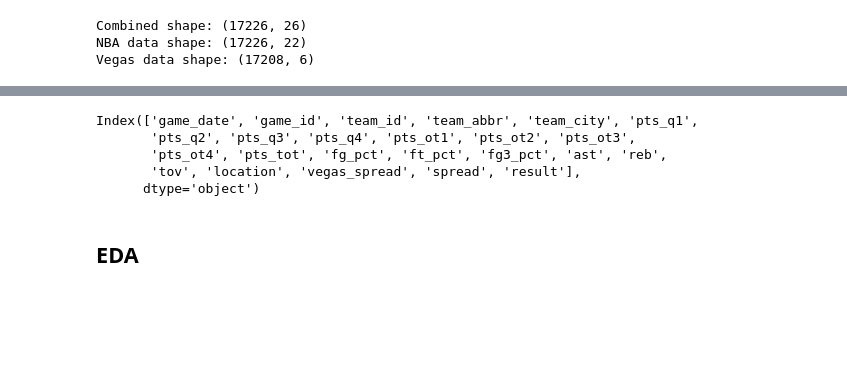
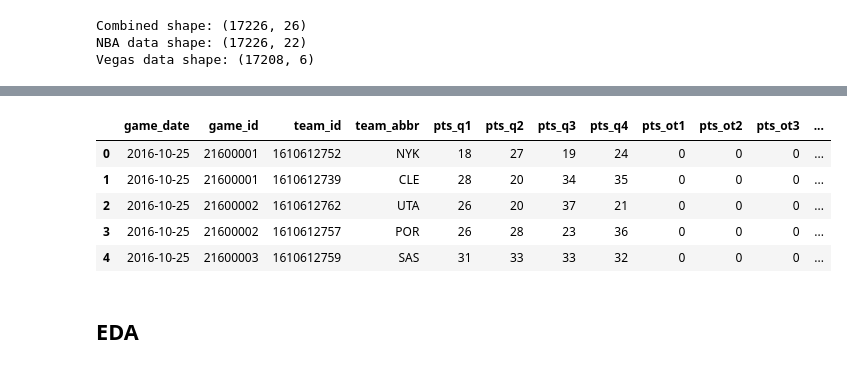
Before and after one commit to dliang5299/MIDS-207-Final-Project, a Jupyter notebook: Data_Processing.ipynb, the cells around one changed output, grey strips where cells are left out. Drawn from its saved outputs; the diff is of its cells as text; code cells hidden in the pictures; blank space fills up the shorter version.

```diff
--- a/Data_Processing.ipynb
+++ b/Data_Processing.ipynb
@@ -145,10 +145,11 @@ combined_df = combined_df.dropna()
 # %%
 # Drop unnecessary columns
 combined_df = combined_df.drop(['game_sequence', 'game_result', 'team_city'], axis=1)
-combined_df.columns
+combined_df.head()
 # %% [output]
-Index(['game_date', 'game_id', 'team_id', 'team_abbr', 'team_city', 'pts_q1',
-       'pts_q2', 'pts_q3', 'pts_q4', 'pts_ot1', 'pts_ot2', 'pts_ot3',
-       'pts_ot4', 'pts_tot', 'fg_pct', 'ft_pct', 'fg3_pct', 'ast', 'reb',
-       'tov', 'location', 'vegas_spread', 'spread', 'result'],
-      dtype='object')
+|  | game_date | game_id | team_id | team_abbr | pts_q1 | pts_q2 | pts_q3 | pts_q4 | pts_ot1 | pts_ot2 | pts_ot3 | ... |
+| 0 | 2016-10-25 | 21600001 | 1610612752 | NYK | 18 | 27 | 19 | 24 | 0 | 0 | 0 | ... |
+| 1 | 2016-10-25 | 21600001 | 1610612739 | CLE | 28 | 20 | 34 | 35 | 0 | 0 | 0 | ... |
+| 2 | 2016-10-25 | 21600002 | 1610612762 | UTA | 26 | 20 | 37 | 21 | 0 | 0 | 0 | ... |
+| 3 | 2016-10-25 | 21600002 | 1610612757 | POR | 26 | 28 | 23 | 36 | 0 | 0 | 0 | ... |
+| 4 | 2016-10-25 | 21600003 | 1610612759 | SAS | 31 | 33 | 33 | 32 | 0 | 0 | 0 | ... |
```
Also changed, not shown: parts of 8 cells of this notebook.
